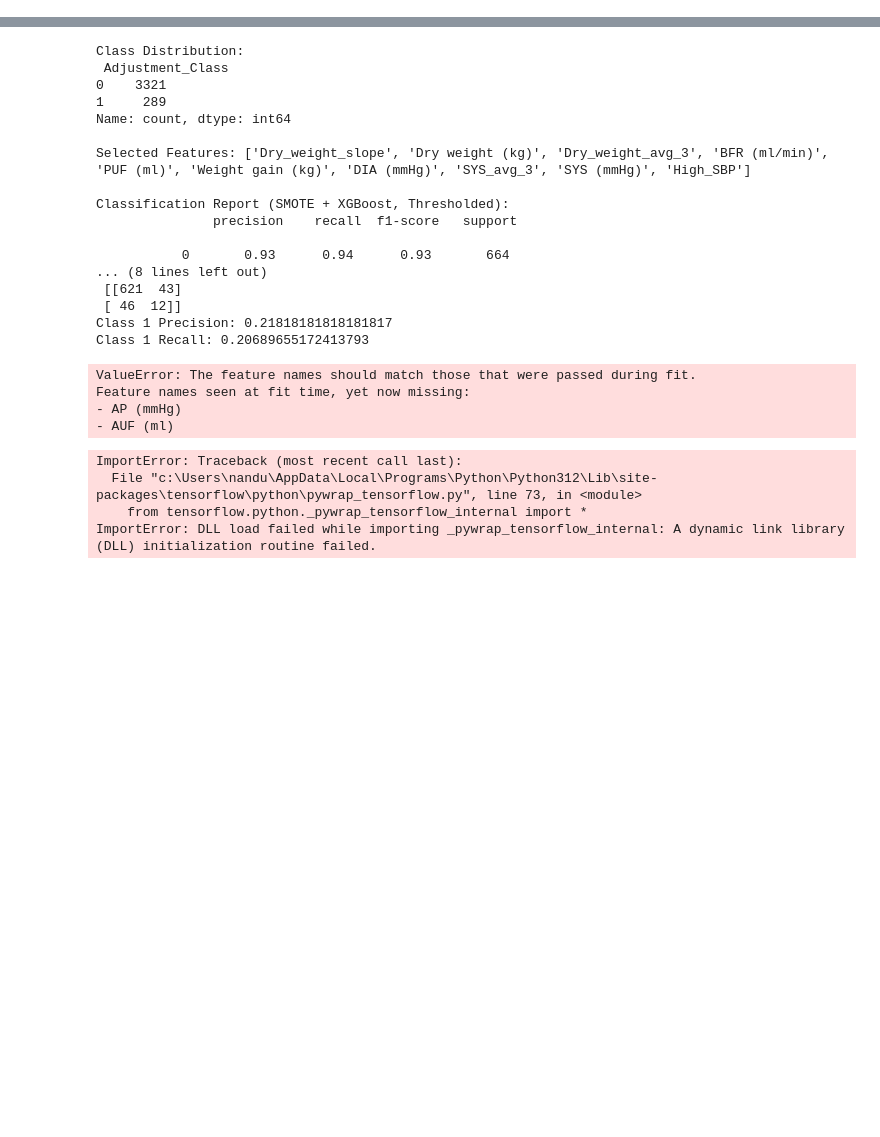
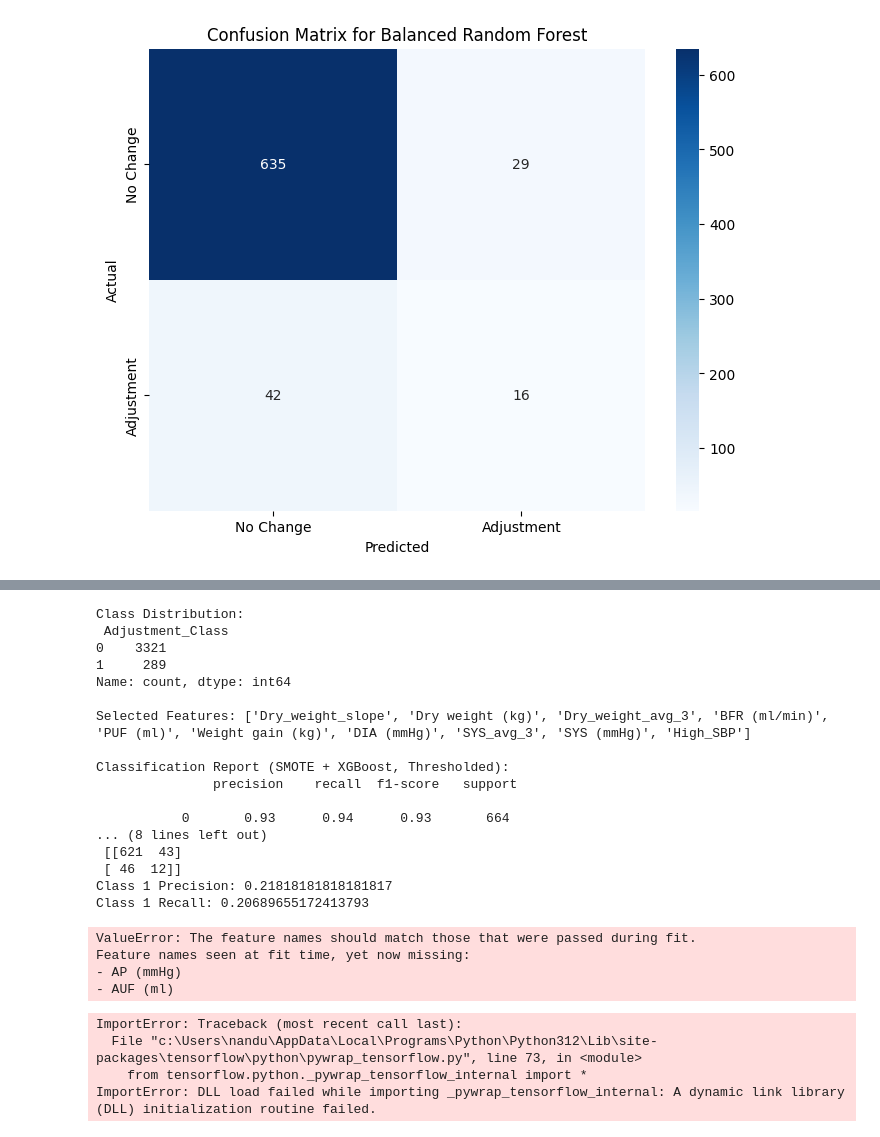
Before and after one commit to cepdnaclk/e19-4yp-AI-Driven-Renal-Care-Management-for-Hospitals-in-Sri-Lanka, a Jupyter notebook: ML_Model/code/dry_weight_predict/classification.ipynb, the cells around one changed output, grey strips where cells are left out. Cells and saved outputs as stored; diff of their text form; code cells hidden in the pictures; blank space fills up the shorter version.

Commit message:
heatmap

```diff
--- a/ML_Model/code/dry_weight_predict/classification.ipynb
+++ b/ML_Model/code/dry_weight_predict/classification.ipynb
@@ -391,33 +595,33 @@ X_direction = direction_df[features].fillna(df[features].median())
 y_direction = direction_df['Adjustment_Direction'].map({1: 1, 2: 0})
 X_direction_scaled = scaler.transform(X_direction)
 
-direction_model = XGBClassifier(
-    n_estimators=50,
-    random_state=42,
-    max_depth=3,
-    learning_rate=0.05
-)
-direction_model.fit(X_direction_scaled, y_direction)
+# direction_model = XGBClassifier(
+#     n_estimators=50,
+#     random_state=42,
+#     max_depth=3,
+#     learning_rate=0.05
+# )
+# direction_model.fit(X_direction_scaled, y_direction)
 
-# Direction prediction
-def predict_direction(row, features, brf, direction_model, scaler, threshold):
-    prob = brf.predict_proba([row])[0][1]
-    if prob >= threshold:
-        row_scaled = scaler.transform([row])[0]
-        direction_pred = direction_model.predict([row_scaled])[0]
-        return "Increase" if direction_pred == 1 else "Decrease"
-    return "No change"
+# # Direction prediction
+# def predict_direction(row, features, brf, direction_model, scaler, threshold):
+#     prob = brf.predict_proba([row])[0][1]
+#     if prob >= threshold:
+#         row_scaled = scaler.transform([row])[0]
+#         direction_pred = direction_model.predict([row_scaled])[0]
+#         return "Increase" if direction_pred == 1 else "Decrease"
+#     return "No change"
 
-# Apply direction prediction
-df_test = df.loc[idx_test].copy()
-df_test['Predicted_Adjustment'] = y_pred_thresholded
-df_test['Predicted_Direction'] = [
-    predict_direction(X_test[i], features, brf, direction_model, scaler, optimal_threshold)
-    for i in range(len(X_test))
-]
+# # Apply direction prediction
+# df_test = df.loc[idx_test].copy()
+# df_test['Predicted_Adjustment'] = y_pred_thresholded
+# df_test['Predicted_Direction'] = [
+#     predict_direction(X_test[i], features, brf, direction_model, scaler, optimal_threshold)
+#     for i in range(len(X_test))
+# ]
 
-# Print sample predictions
-print("\nSample Predictions:\n", df_test[['Adjustment_Class', 'Predicted_Adjustment', 'Adjustment_Direction', 'Predicted_Direction']].head(10))
+# # Print sample predictions
+# print("\nSample Predictions:\n", df_test[['Adjustment_Class', 'Predicted_Adjustment', 'Adjustment_Direction', 'Predicted_Direction']].head(10))
 
 # Feature importance
 feature_importance = pd.DataFrame({
@@ -443,9 +647,53 @@ plt.ylabel('Feature')
 plt.savefig('feature_importance.png')
 plt.close()
 
+#save confusion matrix as a heatmap
+conf_matrix = confusion_matrix(y_test, y_pred_thresholded)
+plt.figure(figsize=(8, 6))
+sns.heatmap(conf_matrix, annot=True, fmt='d', cmap='Blues', xticklabels=['No Change', 'Adjustment'], yticklabels=['No Change', 'Adjustment'])
+plt.title('Confusion Matrix for Balanced Random Forest')
+plt.xlabel('Predicted')
+plt.ylabel('Actual')
+plt.savefig('confusion_matrix_brf.png')
+
 # Training performance
 y_train_pred = brf.predict(X_train)
 print("\nTraining Classification Report (Balanced Random Forest):\n", classification_report(y_train, y_train_pred))
+
+#plot auc-roc curve
+from sklearn.metrics import roc_curve, auc
+# Binarize the output for ROC curve
+y_test_bin = label_binarize(y_test, classes=np.unique(y))
+y_pred_bin = label_binarize(y_pred_thresholded, classes=np.unique(y))
+# Compute ROC curve and AUC for each class
+# ...existing code...
+if y_test_bin.shape[1] == 1:
+    # Binary case
+    fpr, tpr, _ = roc_curve(y_test_bin.ravel(), y_pred_bin.ravel())
+    roc_auc = auc(fpr, tpr)
+    plt.figure()
+    plt.plot(fpr, tpr, label=f'AUC = {roc_auc:.2f}')
+else:
+    # Multiclass case
+    fpr = {}
+    tpr = {}
+    roc_auc = {}
+    for i in range(y_test_bin.shape[1]):
+        fpr[i], tpr[i], _ = roc_curve(y_test_bin[:, i], y_pred_bin[:, i])
+        roc_auc[i] = auc(fpr[i], tpr[i])
+    plt.figure()
+    for i in range(y_test_bin.shape[1]):
+        plt.plot(fpr[i], tpr[i], label=f'Class {i} (AUC = {roc_auc[i]:.2f})')
+
+plt.plot([0, 1], [0, 1], 'k--', label='Random Guessing')
+plt.xlim([0.0, 1.0])
+plt.ylim([0.0, 1.05])
+plt.xlabel('False Positive Rate')
+plt.ylabel('True Positive Rate')
+plt.title('Receiver Operating Characteristic (ROC) Curve')
+plt.legend(loc='lower right')
+plt.savefig('roc_curve_brf.png')
+# ...existing code...
 # %% [output]
 Class Distribution:
  Adjustment_Class
@@ -467,0 +715 @@ ValueError: Invalid classes inferred from unique values of `y`.  Expected: [0 1
+[figure, added]
```
Also changed, not shown: parts of 6 cells of this notebook, 5 other files.
